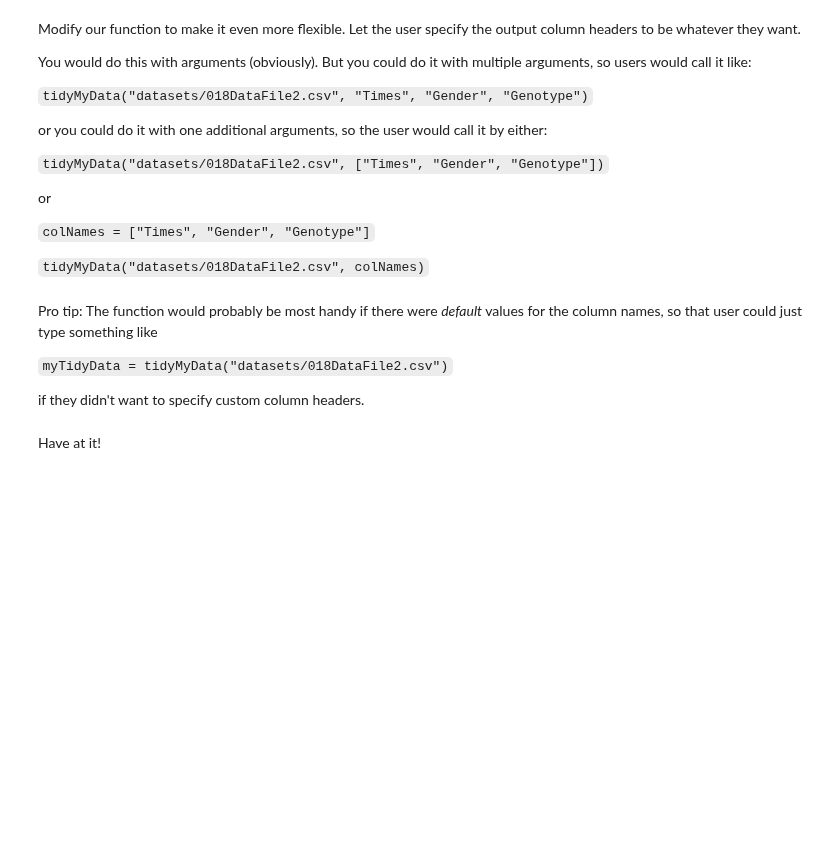
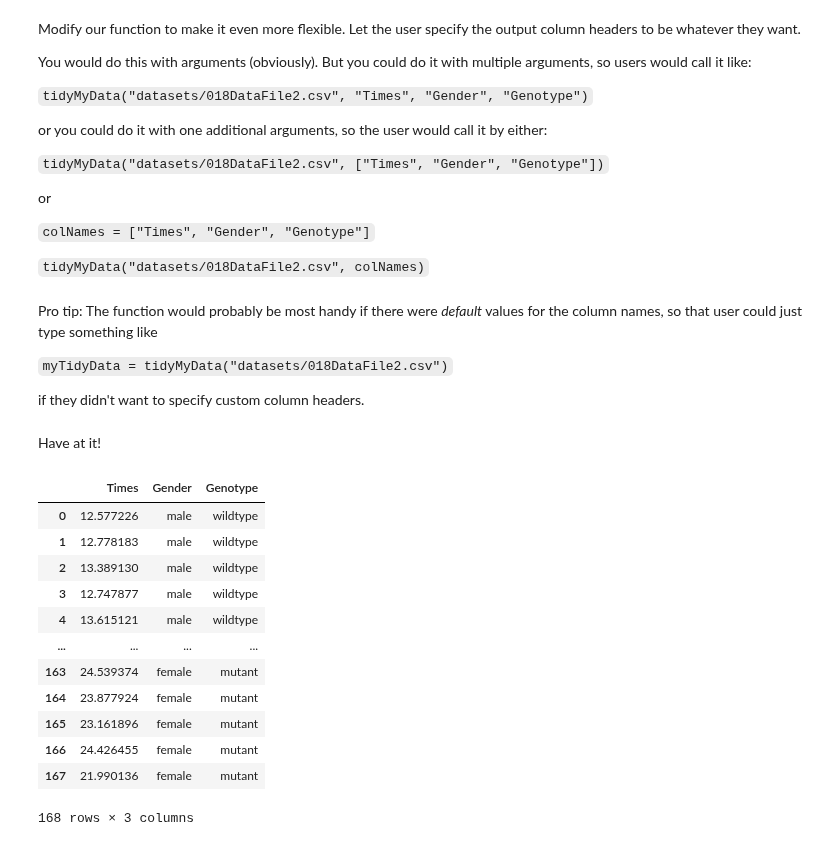
Before and after one commit to mohammedfmehboob/PythonTutorials, a Jupyter notebook: Lesson18/tutorial018.ipynb, the cells around one changed output. Saved outputs shown, nothing was run; the diff lists cells and outputs as text; code cells hidden in the pictures; blank space fills up the shorter version.

```diff
--- a/Lesson18/tutorial018.ipynb
+++ b/Lesson18/tutorial018.ipynb
@@ -590,3 +618,62 @@ Pro tip: The function would probably be most handy if there were *default* value
 if they didn't want to specify custom column headers.
 # %% [markdown]
 Have at it!
+# %%
+def tidyMyData(filename, colName1= "times", colName2 = "gender", colName3 = "genotype") :
+    '''
+    tidyMyData() Takes one-column-per-cell rat reaction time data as input.
+    Returns tidy one-column-per-variable data.
+    User specifies a filename string.
+    '''
+
+    import pandas as pd
+    import numpy as np
+
+    my_input_data = pd.read_csv(filename)  # read the data
+
+    raw_data = my_input_data.to_numpy()                      # convert to numpy array
+
+    obs, grps = raw_data.shape                               # get the number of rows and columns
+
+    new_length = obs*grps                                    # compute total number of observations
+
+    values_col = np.reshape(raw_data, (new_length, 1),
+                            order = 'F')                     # reshape the array
+    values_col = np.squeeze(values_col)                      # squeeze to make 1D
+
+    # construct the inner grouping variable
+    sexes = pd.Series(['male', 'female'])                    # define the levels
+    sexes = sexes.repeat(obs)                                # make one cycle of the levels
+    sexes = pd.concat([sexes]*2, ignore_index=True)     # and repeat the cycle, ditching the indexes
+
+    # construct the outer grouping variable
+    strain = pd.Series(['wildtype', 'mutant'])               # define the levels
+    strain = strain.repeat(2*obs)                            # make the one cycle
+    strain = strain.reset_index(drop=True)                   # drop the pesky index
+
+    # construct the data frame
+    my_new_tidy_data = pd.DataFrame(
+        {
+            colName1: values_col,                               # make a column named RTs and put the values in
+            colName2: sexes,                                    # ditto for sex
+            colName3: strain                                 # and for genetic strain
+        }
+    )
+
+    return my_new_tidy_data
+# %%
+tidyMyData("../datasets/018DataFile2.csv", "Times", "Gender", "Genotype")
+# %% [output]
+|  | Times | Gender | Genotype |
+| 0 | 12.577226 | male | wildtype |
+| 1 | 12.778183 | male | wildtype |
+| 2 | 13.389130 | male | wildtype |
+| 3 | 12.747877 | male | wildtype |
+| 4 | 13.615121 | male | wildtype |
+| ... | ... | ... | ... |
+| 163 | 24.539374 | female | mutant |
+| 164 | 23.877924 | female | mutant |
+| 165 | 23.161896 | female | mutant |
+| 166 | 24.426455 | female | mutant |
+| 167 | 21.990136 | female | mutant |
+168 rows × 3 columns
```
Also changed, not shown: parts of 17 cells of this notebook.
